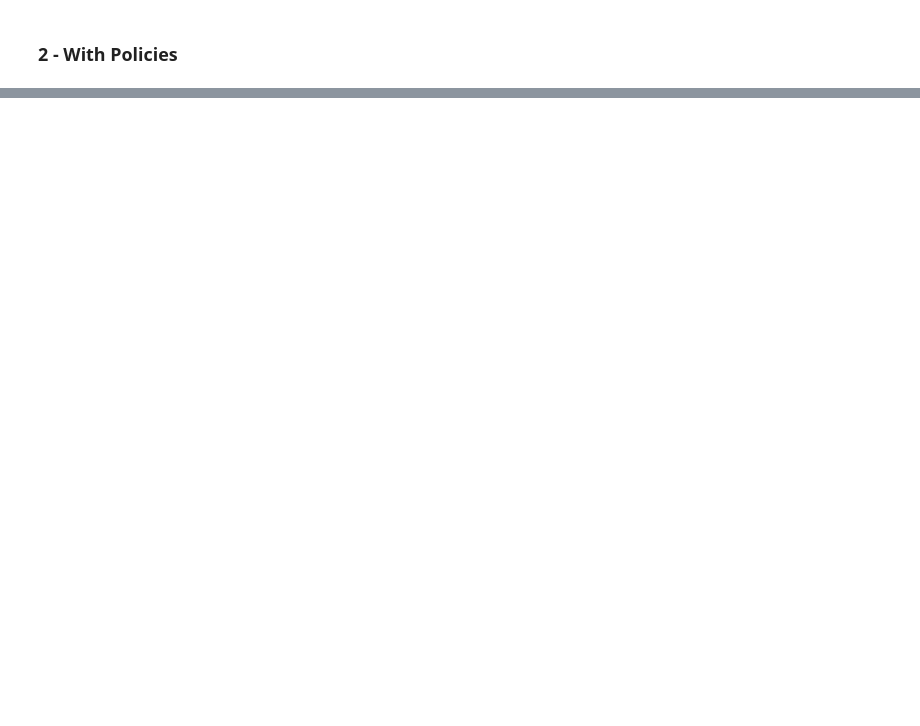
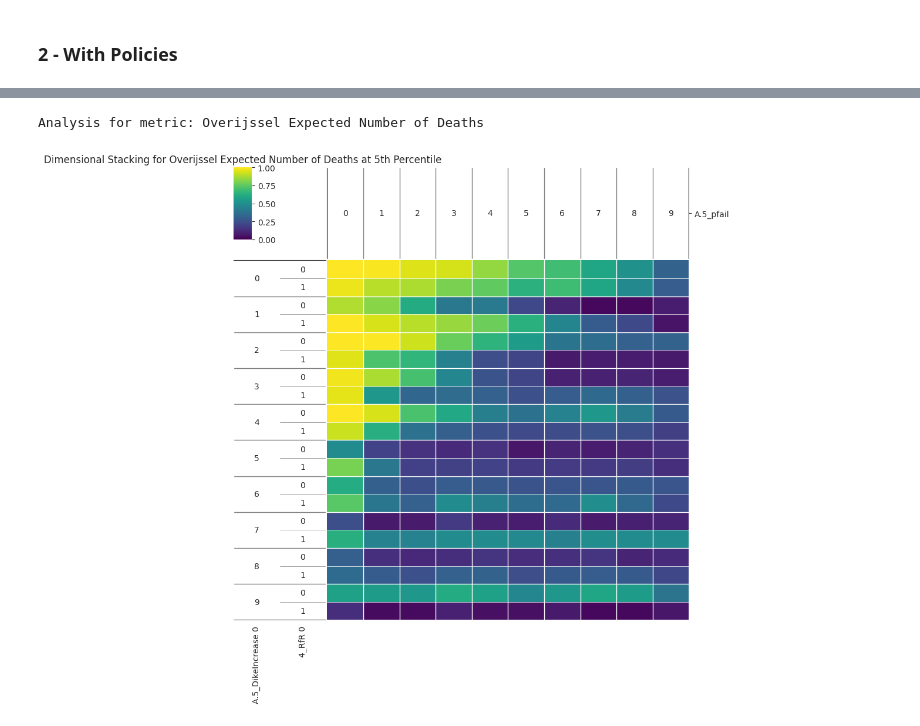
Before and after one commit to juliarozenberg/MBDM, a Jupyter notebook: final assignment/Dimensional_Stacking.ipynb, the cells around one changed output, grey strips where cells are left out. Saved outputs shown, nothing was run; the diff lists cells and outputs as text; code cells hidden in the pictures; blank space fills up the shorter version.

```diff
--- a/final assignment/Dimensional_Stacking.ipynb
+++ b/final assignment/Dimensional_Stacking.ipynb
@@ -145,0 +103,5 @@ Analysis for metric: Expected Evacuation Costs
+# %%
+plot_dimensional_stacking(df_experiments_policy, df_outcomes_policy, variables, 'Overijssel Expected Number of Deaths', nr_levels=2, nbins=10, percentile=5)
+# %% [output]
+Analysis for metric: Overijssel Expected Number of Deaths
+[figure, added]
```
Also changed, not shown: parts of 28 cells of this notebook, 3 other files.
